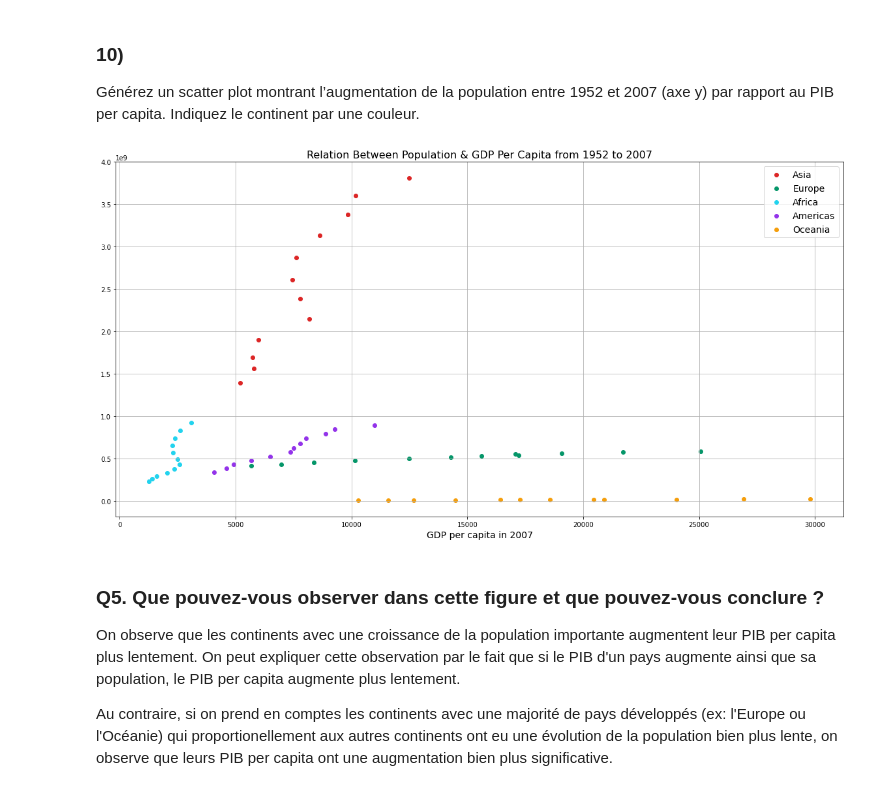
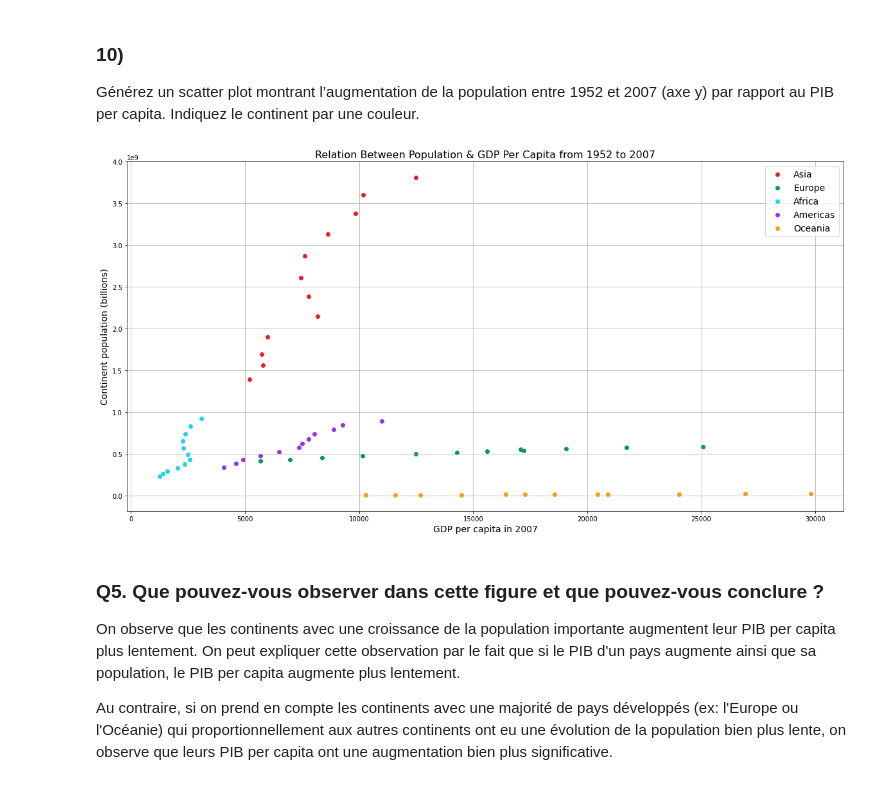
Before and after one commit to heig-vkaelin/isd, a Jupyter notebook: Labo3/gapminder.ipynb, the cells around one changed output. Cells and saved outputs as stored; diff of their text form; code cells hidden in the pictures.

```diff
--- a/Labo3/gapminder.ipynb
+++ b/Labo3/gapminder.ipynb
@@ -356,23 +375,24 @@ Générez un scatter plot montrant l’augmentation de la population entre 1952
 # %%
 continents = gapminder['continent'].unique()
 mean_continents_data_per_year = gapminder.groupby(['continent', 'year']).mean()
 sum_continents_data_per_year = gapminder.groupby(['continent', 'year']).sum()
 
 colors = ['#DC2626', '#059669', '#22D3EE', '#9333EA', '#F59E0B']
 
 plt.figure(figsize=(20, 10))
 for i in range(len(continents)):
     plt.scatter(mean_continents_data_per_year['gdpPercap'][continents[i]], sum_continents_data_per_year['pop'][continents[i]], c=colors[i], label=continents[i])
 plt.title('Relation Between Population & GDP Per Capita from 1952 to 2007', fontsize=16)
 plt.xlabel('GDP per capita in 2007', fontsize=14)
+plt.ylabel('Continent population (billions)', fontsize=14)
 lgnd = plt.legend(loc="upper right", scatterpoints=1, fontsize=14)
 plt.grid()
 # %% [output]
-[figure, old version]
+[figure, new version]
 # %% [markdown]
 ### Q5. Que pouvez-vous observer dans cette figure et que pouvez-vous conclure ?
 
 
 On observe que les continents avec une croissance de la population importante augmentent leur PIB per capita plus lentement. On peut expliquer cette observation par le fait que si le PIB d'un pays augmente ainsi que sa population, le PIB per capita augmente plus lentement.
 
-Au contraire, si on prend en comptes les continents avec une majorité de pays développés (ex: l'Europe ou l'Océanie) qui proportionellement aux autres continents ont eu une évolution de la population bien plus lente, on observe que leurs PIB per capita ont une augmentation bien plus significative.
+Au contraire, si on prend en compte les continents avec une majorité de pays développés (ex: l'Europe ou l'Océanie) qui proportionnellement aux autres continents ont eu une évolution de la population bien plus lente, on observe que leurs PIB per capita ont une augmentation bien plus significative.
```
Also changed, not shown: parts of 11 cells of this notebook, 1 other file.
